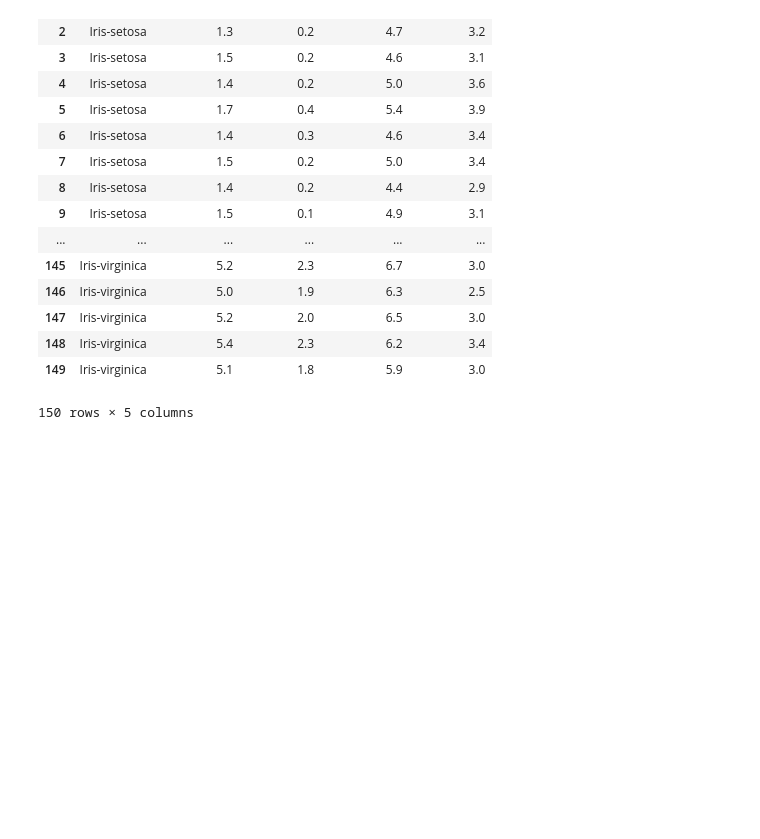
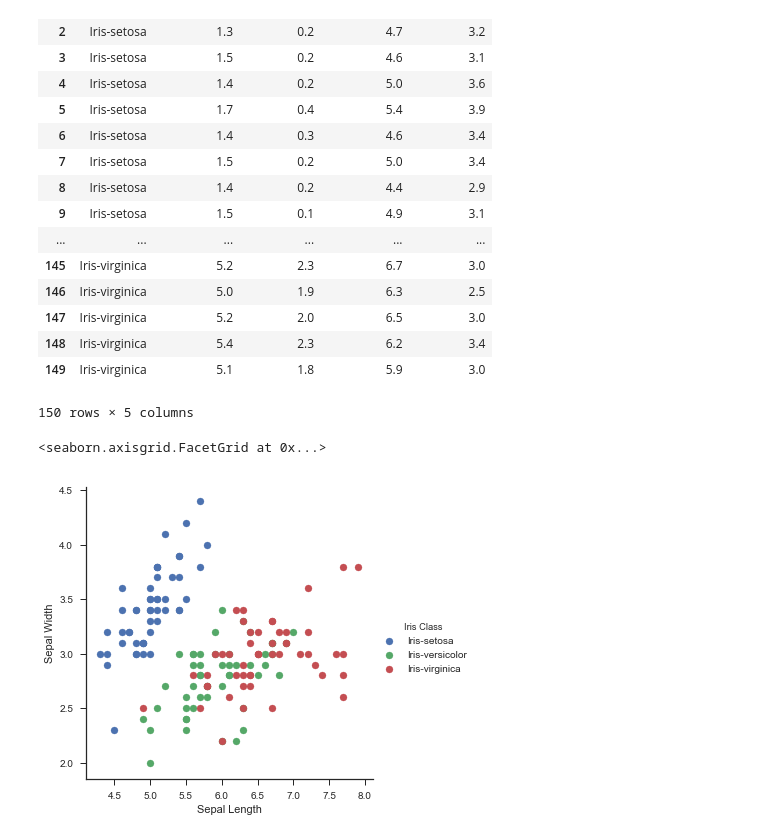
Before and after one commit to taraokelly/Problem-set-Jupyter-Pyplot-and-Numpy, a Jupyter notebook: solutions/Untitled.ipynb, the cells around one changed output. Cells and saved outputs as stored; diff of their text form; code cells hidden in the pictures; blank space fills up the shorter version.

Commit message:
Scatterplot Matrix

```diff
--- a/solutions/Untitled.ipynb
+++ b/solutions/Untitled.ipynb
@@ -71,0 +74,5 @@ df
+# %%
+sns.FacetGrid(df, hue="Iris Class", size=5).map(plt.scatter, "Sepal Length", "Sepal Width").add_legend()
+# %% [output]
+<seaborn.axisgrid.FacetGrid at 0x...>
+[figure, added]
```
Also changed, not shown: parts of 2 cells of this notebook, 1 other file.
